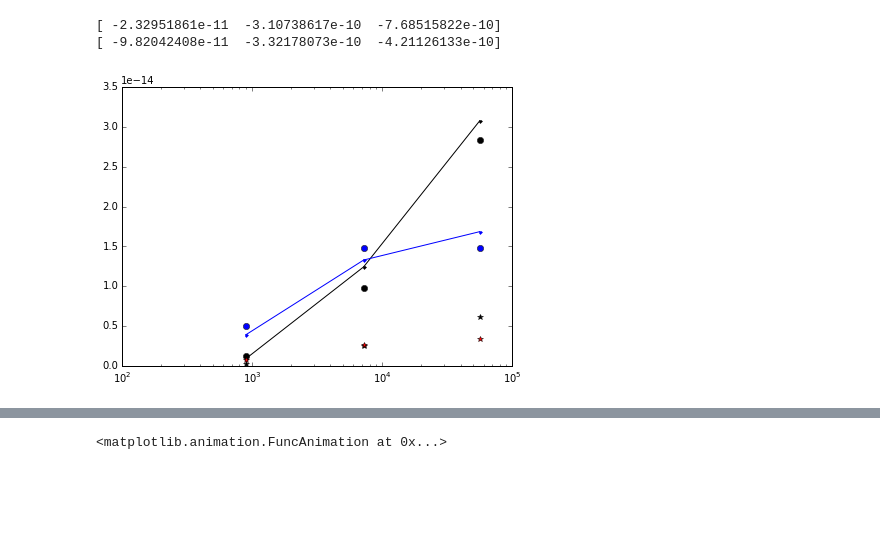
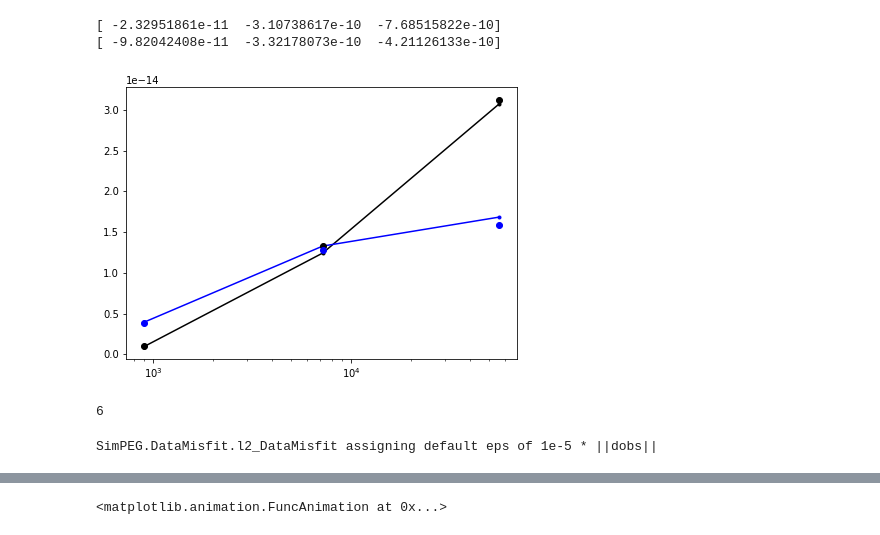
Before and after one commit to simpeg/simpegEM1D, a Jupyter notebook: simpegem1d/notebooks/EM1D_inversion_FD.ipynb, the cells around one changed output, grey strips where cells are left out. Saved outputs shown, nothing was run; the diff lists cells and outputs as text; code cells hidden in the pictures; blank space fills up the shorter version.

```diff
--- a/simpegem1d/notebooks/EM1D_inversion_FD.ipynb
+++ b/simpegem1d/notebooks/EM1D_inversion_FD.ipynb
@@ -61,7 +66,7 @@ d_true = FDsurvey.dpred(m_true)
 # %%
 FDsurvey.dtrue = d_true
-std = 0.2
-floor = 0.
+std = 0.05
+floor = 1e-16
 uncert = std*abs(FDsurvey.dtrue)+floor
 noise = std*FDsurvey.dtrue*np.random.randn(FDsurvey.dtrue.size)
 FDsurvey.dobs = FDsurvey.dtrue+noise
@@ -75,16 +80,22 @@ print d_true[3:]*np.pi*(0.1)**2/mu_0
 # %%
 fig, axes = subplots(1,1, figsize = (7,5))
 axes.plot(FDsurvey.frequency, -d_true[0:FDsurvey.Nfreq], 'k.-')
 axes.plot(FDsurvey.frequency, -d_true[FDsurvey.Nfreq:], 'b.-')
 axes.plot(FDsurvey.frequency, -FDsurvey.dobs[0:FDsurvey.Nfreq], 'ko')
 axes.plot(FDsurvey.frequency, -FDsurvey.dobs[FDsurvey.Nfreq:], 'bo')
-axes.plot(FDsurvey.frequency, uncert[0:FDsurvey.Nfreq], 'k*')
-axes.plot(FDsurvey.frequency, uncert[FDsurvey.Nfreq:], 'r*')
+# axes.plot(FDsurvey.frequency, uncert[0:FDsurvey.Nfreq], 'k*')
+# axes.plot(FDsurvey.frequency, uncert[FDsurvey.Nfreq:], 'r*')
 axes.set_xscale('log')
 # %% [output]
-[figure, old version]
+[figure, new version]
+# %%
+FDsurvey.nD
+# %% [output]
+6
 # %%
 dmisfit = DataMisfit.l2_DataMisfit(FDsurvey)
-dmisfit.Wd = 1./(abs(FDsurvey.dobs)*std+floor)
+dmisfit.W = 1./(abs(FDsurvey.dobs)*std+floor)
+# %% [output]
+SimPEG.DataMisfit.l2_DataMisfit assigning default eps of 1e-5 * ||dobs||
 # %%
 m0 = np.log(np.ones_like(sig)*1e-3)
```
Also changed, not shown: parts of 7 cells of this notebook, 6 other files.
